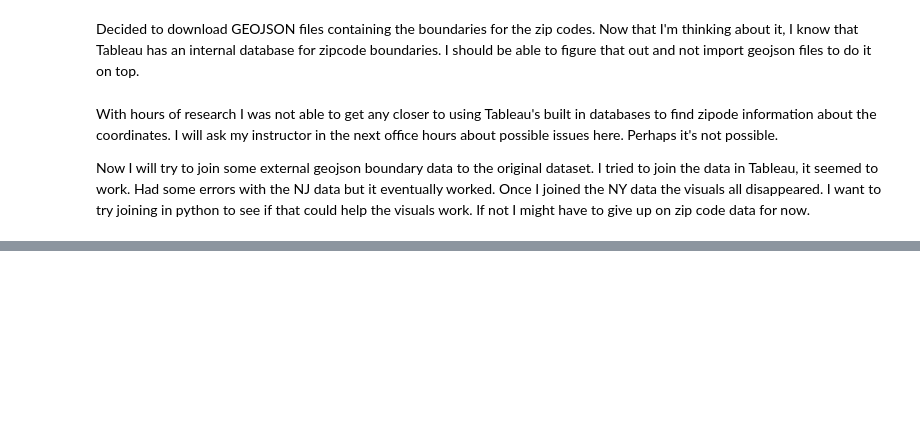
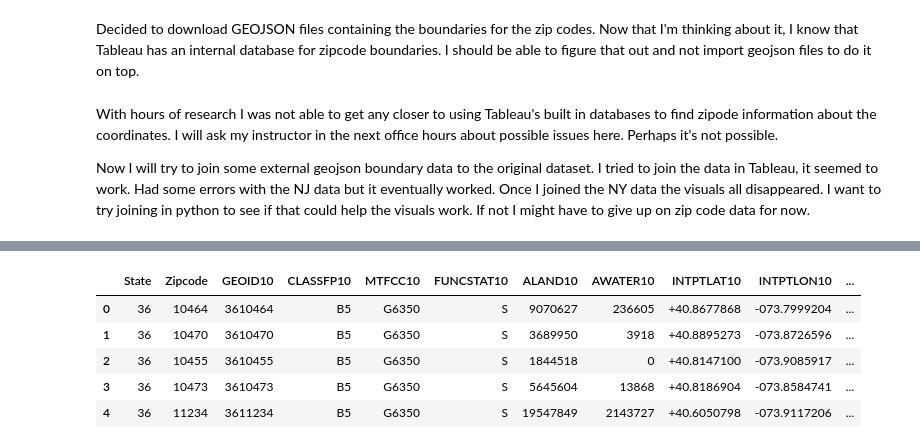
Before and after one commit to nickbartram/citi-bike-tableau, a Jupyter notebook: main.ipynb, the cells around one changed output, grey strips where cells are left out. Cells and saved outputs as stored; diff of their text form; code cells hidden in the pictures; blank space fills up the shorter version.

```diff
--- a/main.ipynb
+++ b/main.ipynb
@@ -44,0 +101,12 @@ Now I will try to join some external geojson boundary data to the original datas
+# %%
+# Rename columns
+gdf_ny.rename(columns={'STATEFP10': 'State','ZCTA5CE10': 'Zipcode'}, inplace=True)
+
+gdf_ny.head()
+# %% [output]
+|  | State | Zipcode | GEOID10 | CLASSFP10 | MTFCC10 | FUNCSTAT10 | ALAND10 | AWATER10 | INTPTLAT10 | INTPTLON10 | ... |
+| 0 | 36 | 10464 | 3610464 | B5 | G6350 | S | 9070627 | 236605 | +40.8677868 | -073.7999204 | ... |
+| 1 | 36 | 10470 | 3610470 | B5 | G6350 | S | 3689950 | 3918 | +40.8895273 | -073.8726596 | ... |
+| 2 | 36 | 10455 | 3610455 | B5 | G6350 | S | 1844518 | 0 | +40.8147100 | -073.9085917 | ... |
+| 3 | 36 | 10473 | 3610473 | B5 | G6350 | S | 5645604 | 13868 | +40.8186904 | -073.8584741 | ... |
+| 4 | 36 | 11234 | 3611234 | B5 | G6350 | S | 19547849 | 2143727 | +40.6050798 | -073.9117206 | ... |
```
Also changed, not shown: parts of 36 cells of this notebook, 31 other files.
